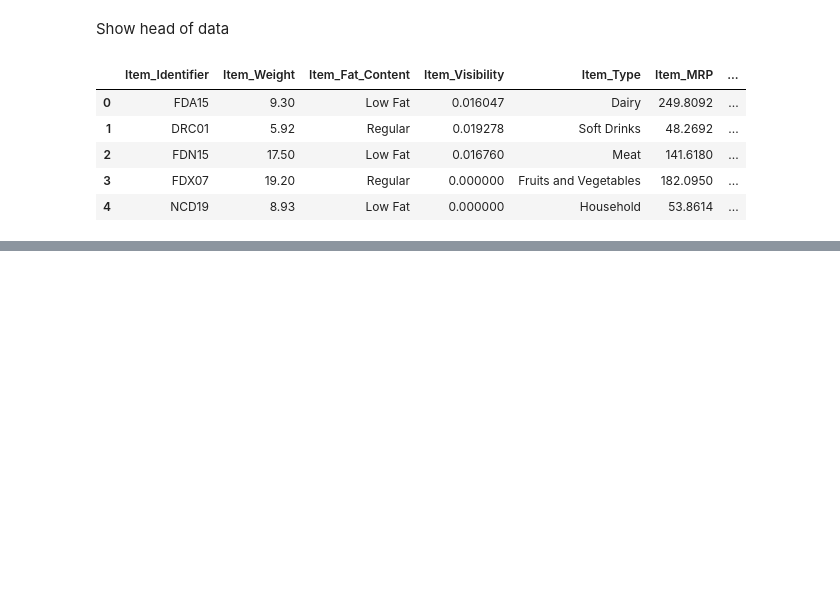
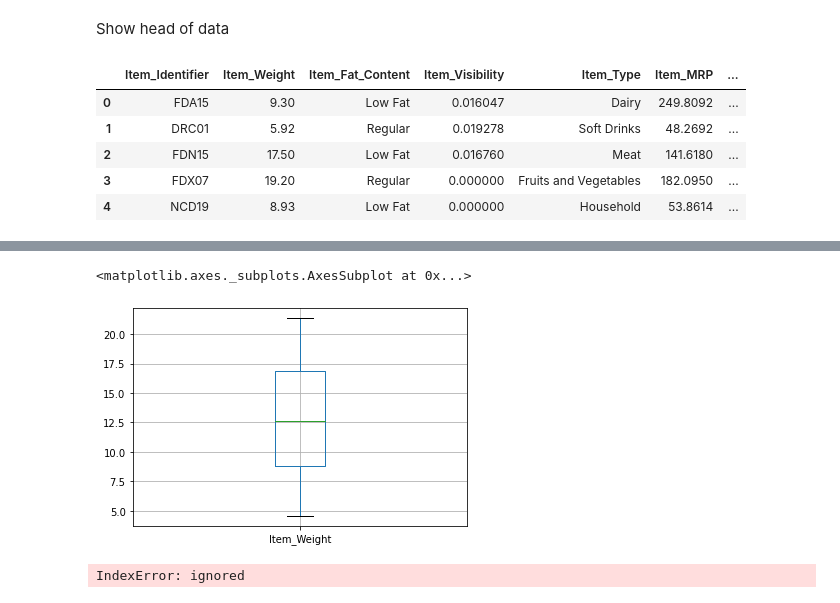
Before and after one commit to MichaelArthur224/Sales_Predictions, a Jupyter notebook: sales_predictions_Michael_Arthur.ipynb, the cells around one changed output, grey strips where cells are left out. Saved outputs shown, nothing was run; the diff lists cells and outputs as text; code cells hidden in the pictures; blank space fills up the shorter version.

```diff
--- a/sales_predictions_Michael_Arthur.ipynb
+++ b/sales_predictions_Michael_Arthur.ipynb
@@ -22,0 +186,10 @@ df.head()
+# %%
+df.boxplot(column ='Item_Weight')
+# %% [output]
+<matplotlib.axes._subplots.AxesSubplot at 0x...>
+[figure, added]
+# %%
+year = df['Outlet_Establishment_Year']
+ax = sns.heatmap(data = year, vmin = 0, vmax=1)
+# %% [output]
+IndexError: ignored
```
Also changed, not shown: parts of 22 cells of this notebook.
